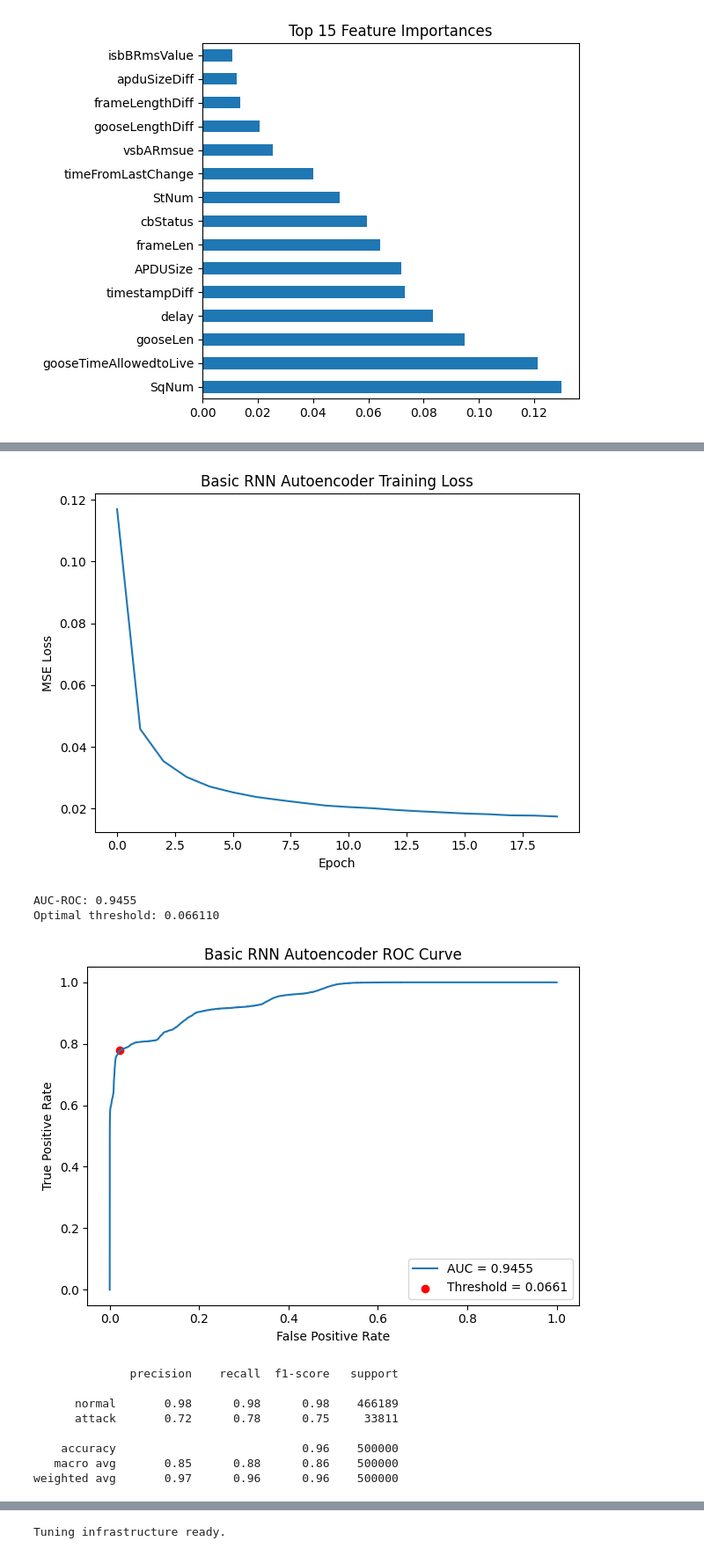
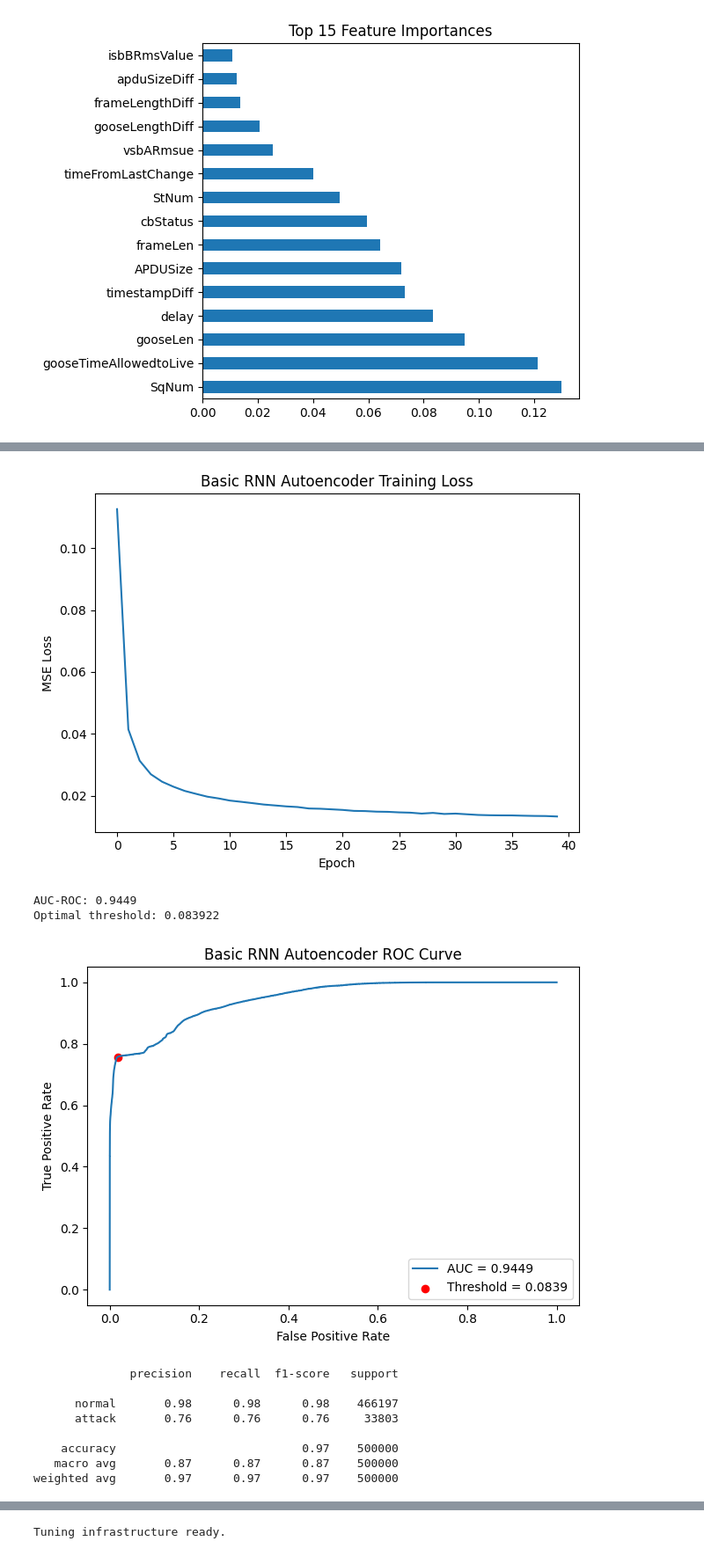
Before and after one commit to josephmoore99/Capstone-Project-IEC-61850-Anomaly-Detection, a Jupyter notebook: capstone_notebook.ipynb, the cells around one changed output, grey strips where cells are left out. Shown at 88% size. Cells and saved outputs as stored; diff of their text form; code cells hidden in the pictures.

```diff
--- a/capstone_notebook.ipynb
+++ b/capstone_notebook.ipynb
@@ -241,19 +266,19 @@ class Autoencoder(nn.Module):
     def __init__(self, input_dim):
         super().__init__()
         self.encoder = nn.Sequential(
-            nn.Linear(input_dim, 128),
-            nn.ReLU(),
-            nn.Linear(128, 64),
+            nn.Linear(input_dim, 64),
             nn.ReLU(),
             nn.Linear(64, 32),
             nn.ReLU(),
+            nn.Linear(32, 16),
+            nn.ReLU(),
         )
         self.decoder = nn.Sequential(
+            nn.Linear(16, 32),
+            nn.ReLU(),
             nn.Linear(32, 64),
             nn.ReLU(),
-            nn.Linear(64, 128),
-            nn.ReLU(),
-            nn.Linear(128, input_dim),
+            nn.Linear(64, input_dim),
         )
 
     def forward(self, x):
@@ -277,7 +302,7 @@ model     = Autoencoder(input_dim).to(device)
 optimizer = optim.Adam(model.parameters(), lr=1e-3)
 criterion = nn.MSELoss()
 
-EPOCHS = 20
+EPOCHS = 50
 train_losses = []
 
 pbar = tqdm(range(EPOCHS), desc="Autoencoder")
@@ -438,7 +463,7 @@ class SequenceDataset(Dataset):
         return int(self.y_labels[idx])
 
 
-SEQ_LEN   = 10
+SEQ_LEN   = 7
 MAX_TRAIN = 300_000   # sufficient to learn normal patterns; 2.76M is redundant
 MAX_TEST  = 500_000   # statistically representative evaluation subset
 
@@ -457,7 +482,7 @@ test_loader  = DataLoader(test_dataset,  batch_size=512, shuffle=False, num_work
 
 # ── Model ──────────────────────────────────────────────────────────────────────────────
 class LSTMAutoencoder(nn.Module):
-    def __init__(self, input_dim, hidden_dim=128, num_layers=2, dropout=0.3):
+    def __init__(self, input_dim, hidden_dim=128, num_layers=2, dropout=0.2):
         super().__init__()
         self.lstm = nn.LSTM(
             input_size=input_dim,
@@ -476,7 +501,7 @@ input_dim = X_train.shape[1]
 model     = LSTMAutoencoder(input_dim).to(device)
 optimizer = optim.Adam(model.parameters(), lr=1e-3)
 criterion = nn.MSELoss()
-EPOCHS       = 20
+EPOCHS       = 50
 # ── Train ────────────────────────────────────────────────────────────────────────────────
 amp_scaler   = GradScaler("cuda")
 pbar = tqdm(range(EPOCHS), desc="LSTM")
@@ -607,7 +632,7 @@ from tqdm import tqdm
 
 # ── Basic RNN Autoencoder ──────────────────────────────────────────────────────
 class RNNAutoencoder(nn.Module):
-    def __init__(self, input_dim, hidden_dim=128, num_layers=2, dropout=0.3):
+    def __init__(self, input_dim, hidden_dim=128, num_layers=2, dropout=0.2):
         super().__init__()
         self.rnn = nn.RNN(
             input_size=input_dim,
@@ -630,7 +655,7 @@ rnn_criterion = nn.MSELoss()
 
 # ── Train ──────────────────────────────────────────────────────────────────────
 rnn_scaler   = GradScaler("cuda")
-RNN_EPOCHS   = 20
+RNN_EPOCHS   = 40
 rnn_train_losses = []
 
 pbar = tqdm(range(RNN_EPOCHS), desc="RNN")
@@ -696,44 +721,44 @@ plt.legend()
 plt.tight_layout()
 plt.show()
 
 # ── Classification report & confusion matrix ──────────────────────────────────
 y_pred_rnn = (rnn_recon_errors > optimal_threshold).astype(int)
 print(classification_report(y_test_seq, y_pred_rnn, target_names=['normal', 'attack']))
 
 cm = confusion_matrix(y_test_seq, y_pred_rnn)
 sns.heatmap(cm, annot=True, fmt='d', cmap='Greens',
             xticklabels=['normal', 'attack'],
             yticklabels=['normal', 'attack'])
 plt.xlabel('Predicted')
 plt.ylabel('Actual')
 plt.title('Basic RNN Autoencoder -- Confusion Matrix')
 plt.tight_layout()
 plt.show()
 
 # ── Reconstruction error distribution ──────────────────────────────────────────
 plt.figure(figsize=(10, 4))
 plt.hist(rnn_recon_errors[y_test_seq == 0], bins=100, alpha=0.6, label='Normal', color='steelblue')
 plt.hist(rnn_recon_errors[y_test_seq == 1], bins=100, alpha=0.6, label='Attack', color='tomato')
 plt.axvline(optimal_threshold, color='black', linestyle='--', label='Threshold')
 plt.xlabel("Reconstruction Error (MSE)")
 plt.ylabel("Count")
 plt.title("Basic RNN Autoencoder -- Reconstruction Error Distribution")
 plt.legend()
 plt.tight_layout()
 plt.xlim(0, np.percentile(rnn_recon_errors, 99))
 plt.xlabel("Reconstruction Error (MSE)")
 # %% [output]
-[figure, old version]
+[figure, new version]
-AUC-ROC: 0.9455
-Optimal threshold: 0.066110
+AUC-ROC: 0.9449
+Optimal threshold: 0.083922
-[figure, old version]
+[figure, new version]
               precision    recall  f1-score   support
 
-      normal       0.98      0.98      0.98    466189
-      attack       0.72      0.78      0.75     33811
+      normal       0.98      0.98      0.98    466197
+      attack       0.76      0.76      0.76     33803
 
-    accuracy                           0.96    500000
-   macro avg       0.85      0.88      0.86    500000
-weighted avg       0.97      0.96      0.96    500000
+    accuracy                           0.97    500000
+   macro avg       0.87      0.87      0.87    500000
+weighted avg       0.97      0.97      0.97    500000
 [figure]
 Text(0.5, 14.722222222222216, 'Reconstruction Error (MSE)')
```
Also changed, not shown: parts of 10 cells of this notebook.
